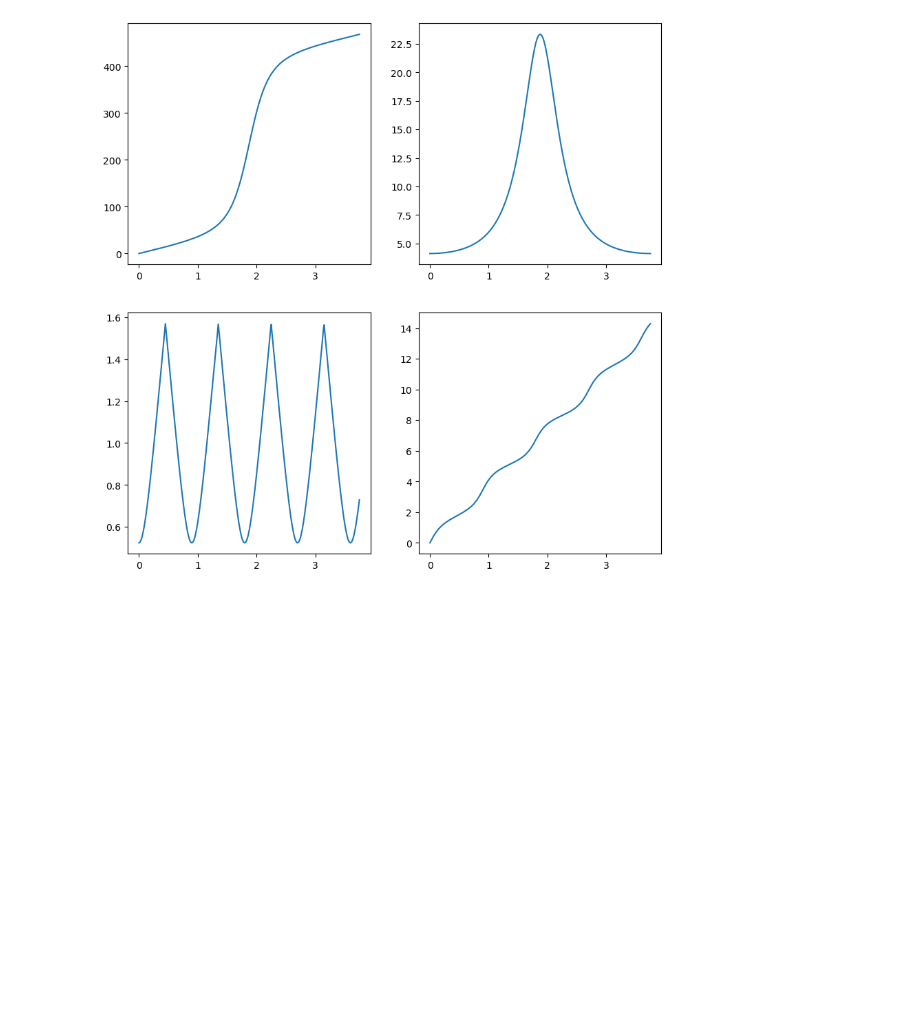
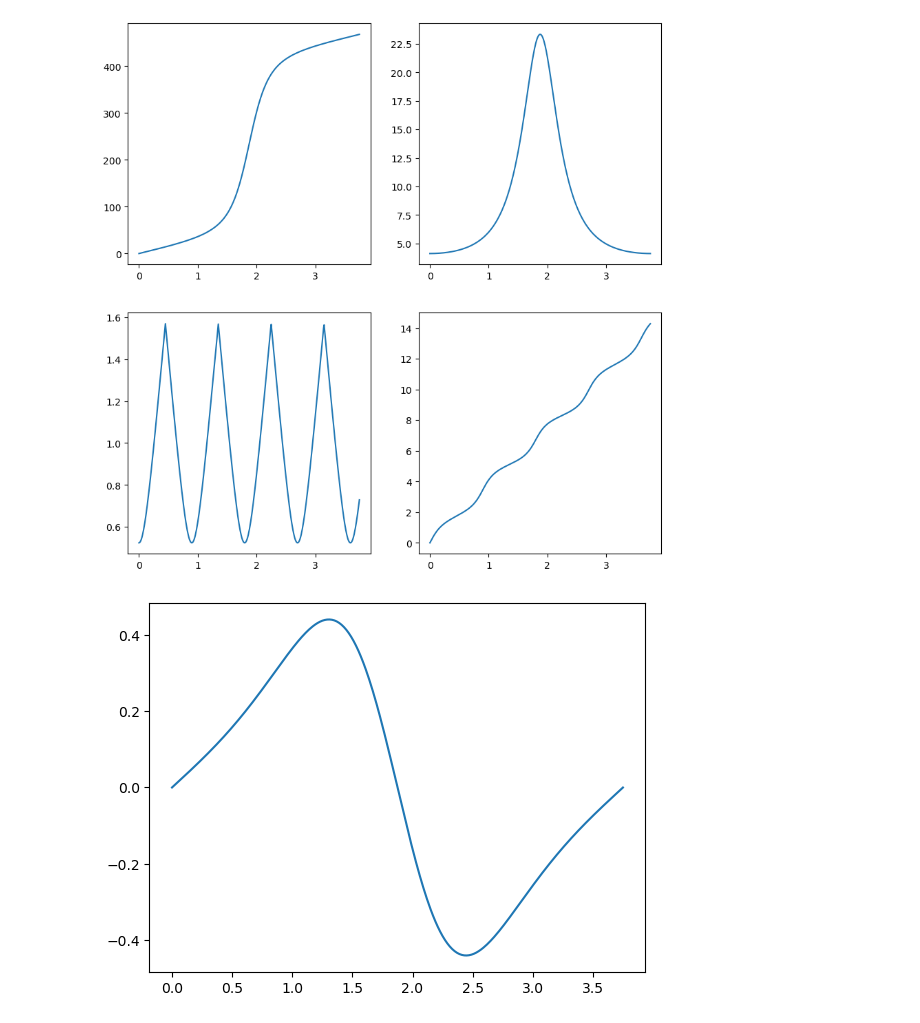
Before and after one commit to thompsonphys/KerrGeodesicsC, a Jupyter notebook: notebooks/test_swig.ipynb, the cells around one changed output. Saved outputs shown, nothing was run; the diff lists cells and outputs as text; code cells hidden in the pictures; blank space fills up the shorter version.

```diff
--- a/notebooks/test_swig.ipynb
+++ b/notebooks/test_swig.ipynb
@@ -30,13 +30,19 @@ for lam in lambdas:
         kg.korb_tfromla(lam, orbital_parameters),
         kg.korb_rfrompsi(psi, orbital_parameters),
         kg.korb_thfromla(lam, orbital_parameters),
-        kg.korb_phifromla(lam, orbital_parameters)
+        kg.korb_phifromla(lam, orbital_parameters),
+        kg.korb_getfourvel_equatorial(psi, orbital_parameters)
     ])
 
-t, r_p, theta_p, phi_p = np.array(trajectory_data).T
+t, r_p, theta_p, phi_p, u_r = np.array(trajectory_data).T
 # %%
 fig, axs = plt.subplots(ncols=2, nrows=2, figsize=(10,10))
 for coord, ax in zip([t, r_p, theta_p, phi_p], axs.ravel()):
     ax.plot(lambdas, coord)
 # %% [output]
 [figure]
+# %%
+plt.plot(lambdas, u_r)
+plt.show()
+# %% [output]
+[figure, added]
```
Also changed, not shown: 3 other files.
